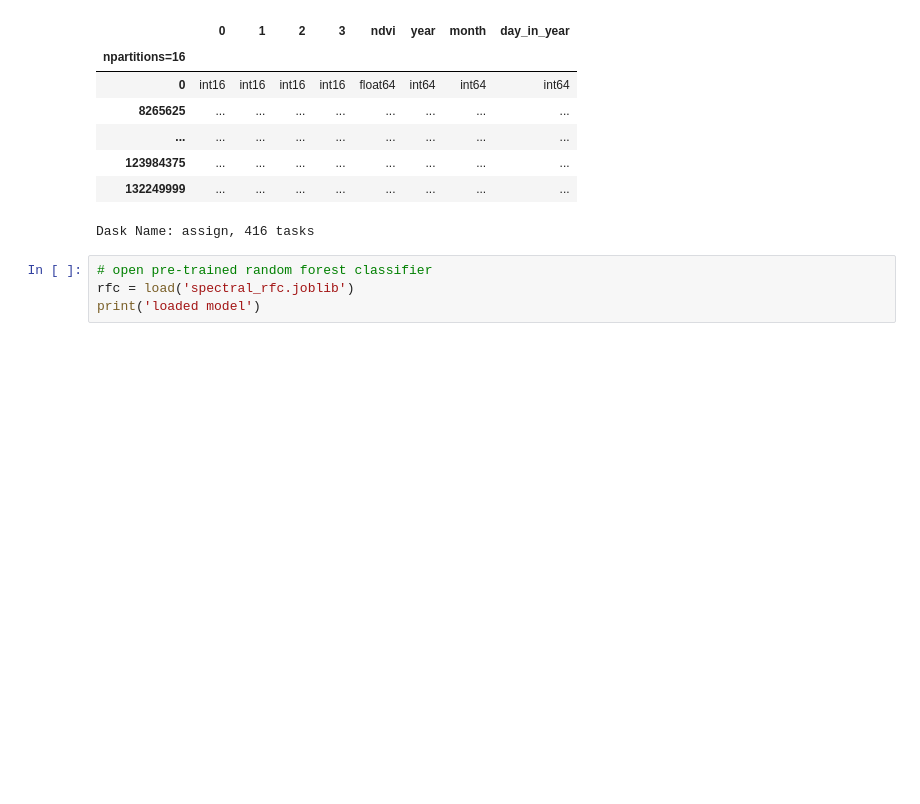
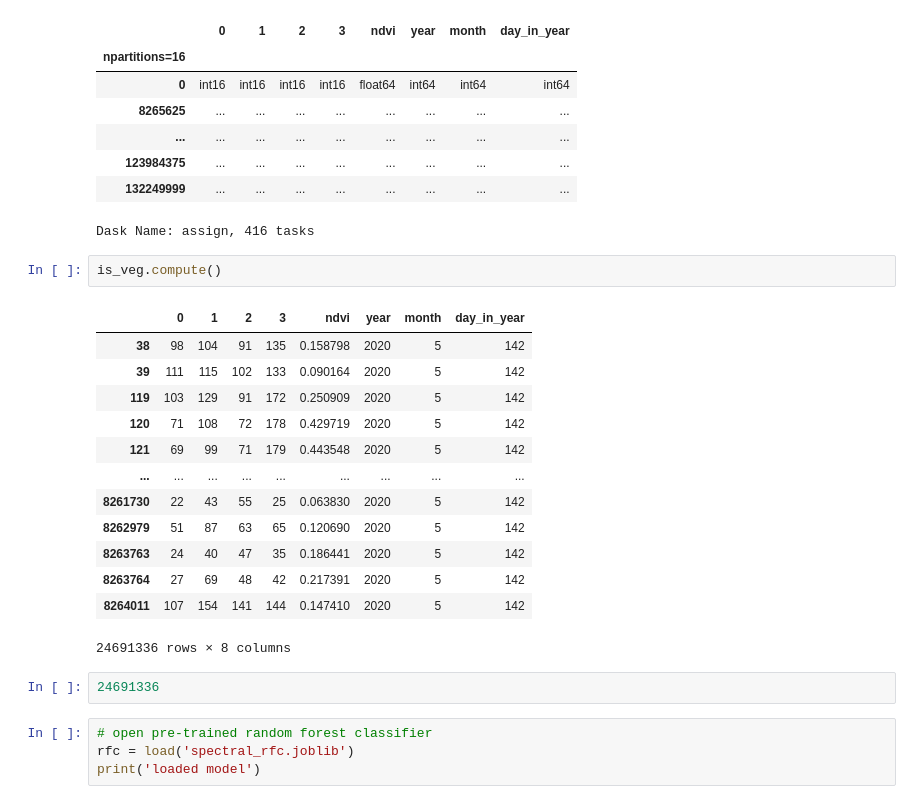
Before and after one commit to NCEAS/msai4earth-esa, a Jupyter notebook: iceplant_detection/using_dask_better_3.ipynb, the cells around one changed output. Drawn from its saved outputs; the diff is of its cells as text; blank space fills up the shorter version.

```diff
--- a/iceplant_detection/using_dask_better_3.ipynb
+++ b/iceplant_detection/using_dask_better_3.ipynb
@@ -180,6 +198,24 @@ Dask DataFrame Structure:
 | 123984375 | ... | ... | ... | ... | ... | ... | ... | ... |
 | 132249999 | ... | ... | ... | ... | ... | ... | ... | ... |
 Dask Name: assign, 416 tasks
+# %%
+is_veg.compute()
+# %% [output]
+|  | 0 | 1 | 2 | 3 | ndvi | year | month | day_in_year |
+| 38 | 98 | 104 | 91 | 135 | 0.158798 | 2020 | 5 | 142 |
+| 39 | 111 | 115 | 102 | 133 | 0.090164 | 2020 | 5 | 142 |
+| 119 | 103 | 129 | 91 | 172 | 0.250909 | 2020 | 5 | 142 |
+| 120 | 71 | 108 | 72 | 178 | 0.429719 | 2020 | 5 | 142 |
+| 121 | 69 | 99 | 71 | 179 | 0.443548 | 2020 | 5 | 142 |
+| ... | ... | ... | ... | ... | ... | ... | ... | ... |
+| 8261730 | 22 | 43 | 55 | 25 | 0.063830 | 2020 | 5 | 142 |
+| 8262979 | 51 | 87 | 63 | 65 | 0.120690 | 2020 | 5 | 142 |
+| 8263763 | 24 | 40 | 47 | 35 | 0.186441 | 2020 | 5 | 142 |
+| 8263764 | 27 | 69 | 48 | 42 | 0.217391 | 2020 | 5 | 142 |
+| 8264011 | 107 | 154 | 141 | 144 | 0.147410 | 2020 | 5 | 142 |
+24691336 rows × 8 columns
+# %%
+24691336
 # %%
 # open pre-trained random forest classifier
 rfc = load('spectral_rfc.joblib')
```
Also changed, not shown: parts of 7 cells of this notebook, 1 other file.
